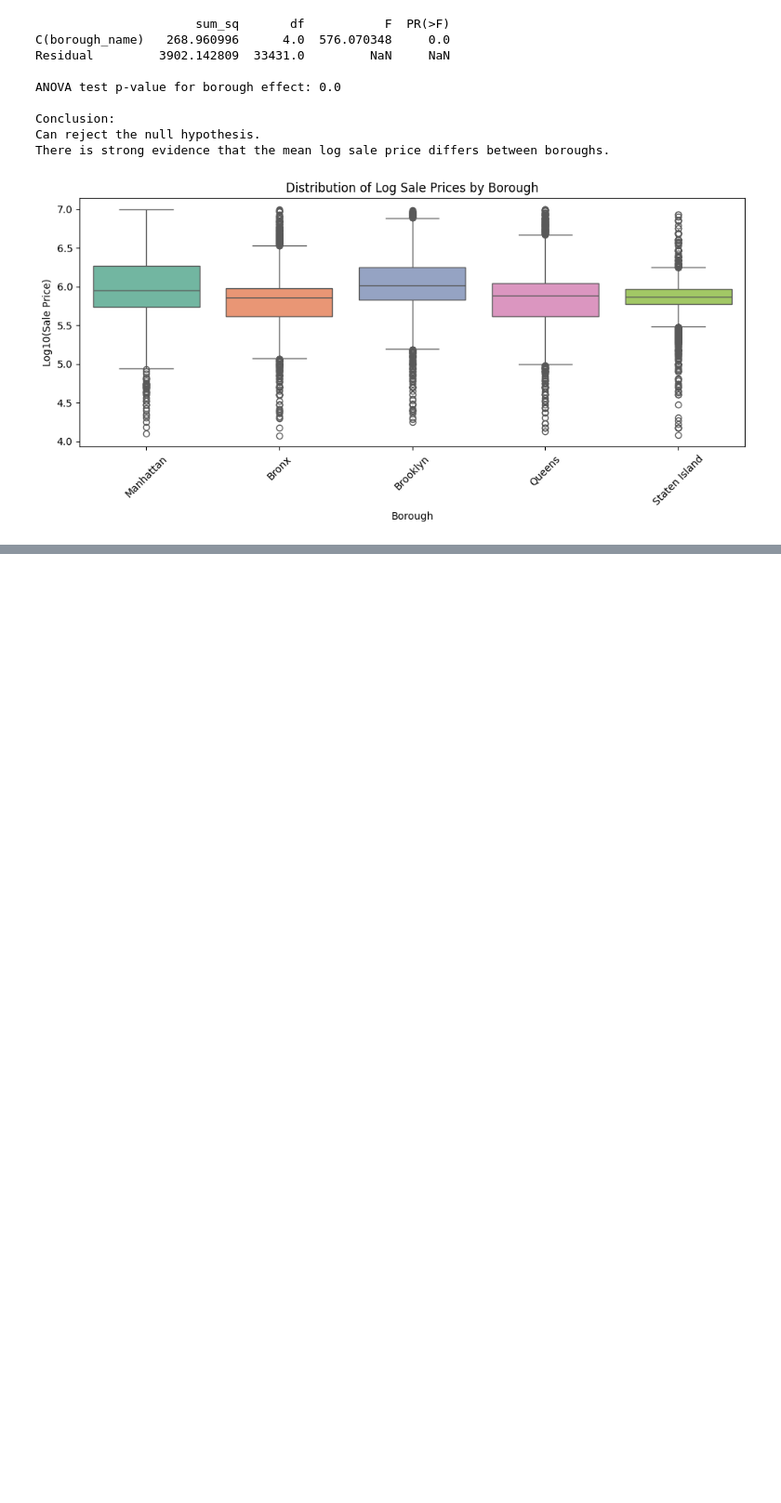
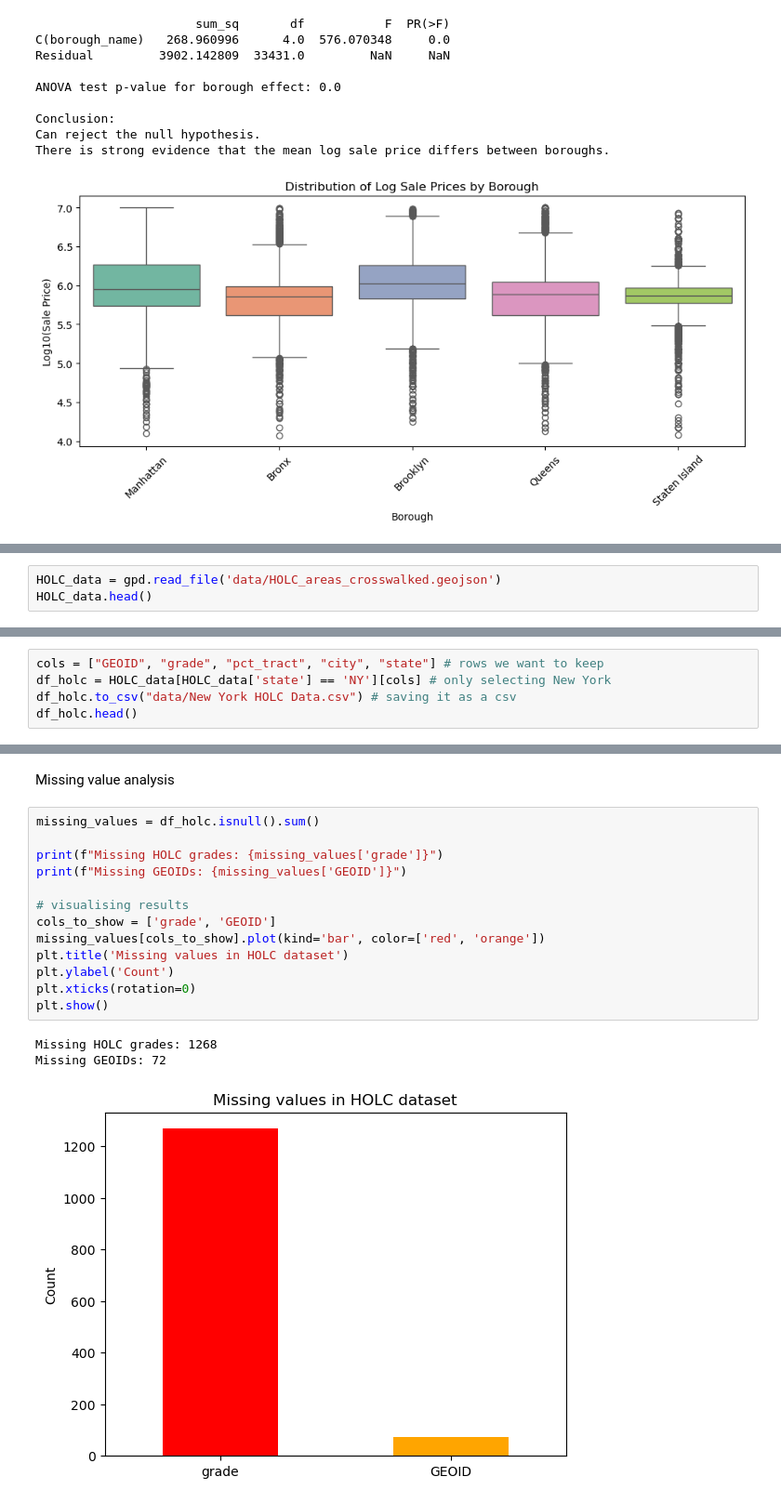
Before and after one commit to celina-ayl/capstone_project, a Jupyter notebook: capstone_project.ipynb, the cells around one changed output, grey strips where cells are left out. Shown at 93% size. Drawn from its saved outputs; the diff is of its cells as text; blank space fills up the shorter version.

```diff
--- a/capstone_project.ipynb
+++ b/capstone_project.ipynb
@@ -739,0 +761,3 @@ There is strong evidence that the mean log sale price differs between boroughs.
+# %%
+HOLC_data = gpd.read_file('data/HOLC_areas_crosswalked.geojson')
+HOLC_data.head()
@@ -739,0 +773,5 @@ There is strong evidence that the mean log sale price differs between boroughs.
+# %%
+cols = ["GEOID", "grade", "pct_tract", "city", "state"] # rows we want to keep
+df_holc = HOLC_data[HOLC_data['state'] == 'NY'][cols] # only selecting New York
+df_holc.to_csv("data/New York HOLC Data.csv") # saving it as a csv
+df_holc.head()
@@ -739,0 +785,19 @@ There is strong evidence that the mean log sale price differs between boroughs.
+# %% [markdown]
+Missing value analysis
+# %%
+missing_values = df_holc.isnull().sum()
+
+print(f"Missing HOLC grades: {missing_values['grade']}")
+print(f"Missing GEOIDs: {missing_values['GEOID']}")
+
+# visualising results
+cols_to_show = ['grade', 'GEOID']
+missing_values[cols_to_show].plot(kind='bar', color=['red', 'orange'])
+plt.title('Missing values in HOLC dataset')
+plt.ylabel('Count')
+plt.xticks(rotation=0)
+plt.show()
+# %% [output]
+Missing HOLC grades: 1268
+Missing GEOIDs: 72
+[figure, added]
```
Also changed, not shown: parts of 36 cells of this notebook.
